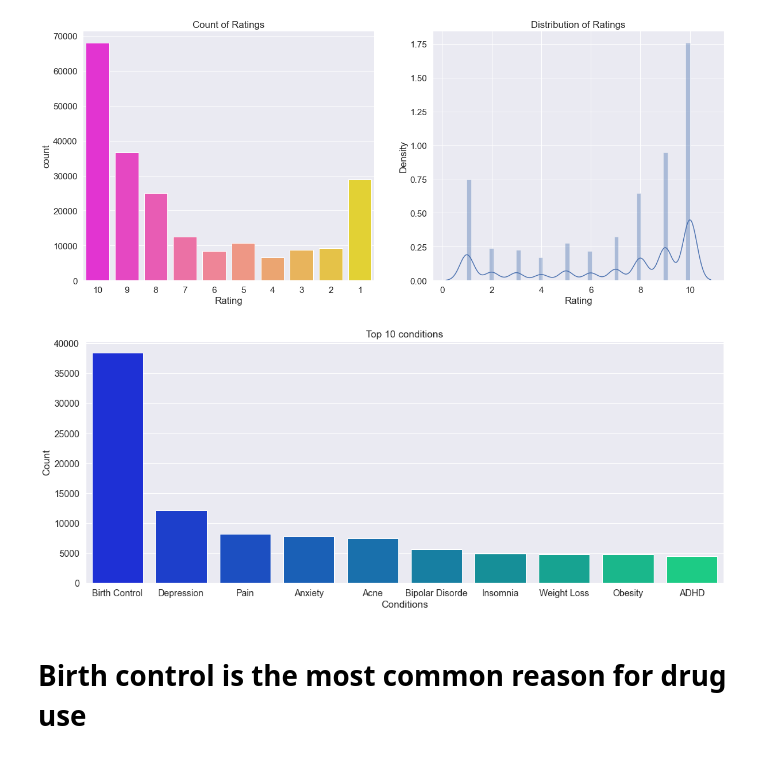
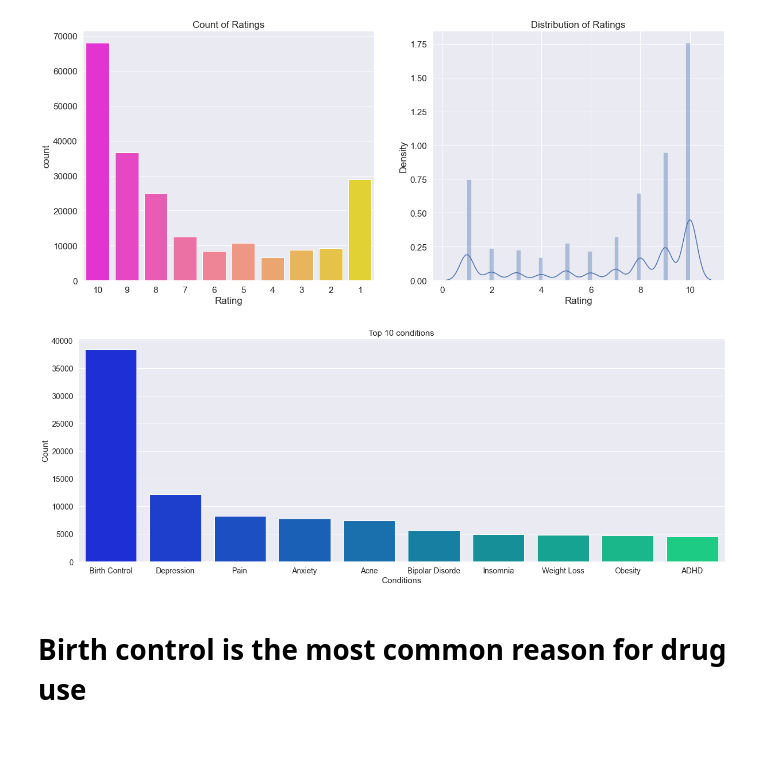
Before and after one commit to Cpizzle1/drug_sentiment_analysis, a Jupyter notebook: notebooks/eda.ipynb, the cells around one changed output. Saved outputs shown, nothing was run; the diff lists cells and outputs as text; code cells hidden in the pictures.

```diff
--- a/notebooks/eda.ipynb
+++ b/notebooks/eda.ipynb
@@ -212,18 +213,19 @@ plt.savefig('count_of_ratings_w_dist_ratings.png')
 # %%
 # This barplot show the top 10 conditions the people are suffering.
 cond = dict(data['condition'].value_counts())
 top_condition = list(cond.keys())[0:10]
 values = list(cond.values())[0:10]
 sns.set(style = 'darkgrid', font_scale = 1.3)
 plt.rcParams['figure.figsize'] = [18, 7]
 
 sns_ = sns.barplot(x = top_condition, y = values, palette = 'winter')
 sns_.set_title("Top 10 conditions")
 sns_.set_xlabel("Conditions")
 sns_.set_ylabel("Count")
+plt.tight_layout()
 plt.savefig('top10_conditions_for_drugs.png');
 # %% [output]
-[figure, old version]
+[figure, new version]
 # %% [markdown]
 # Birth control is the most common reason for drug use
 # %%
```
Also changed, not shown: parts of 3 cells of this notebook, 1 other file.
